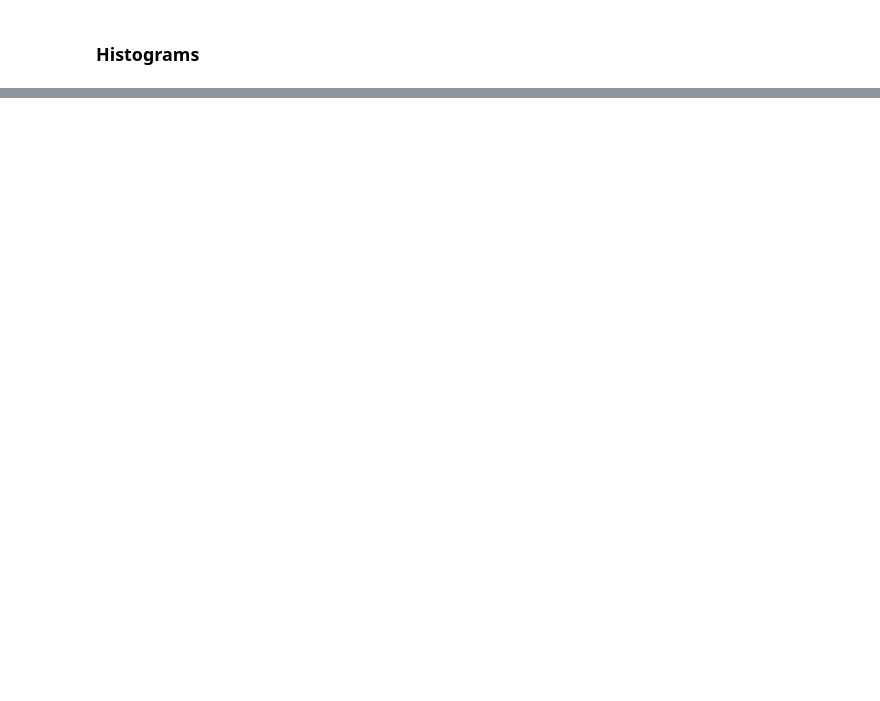
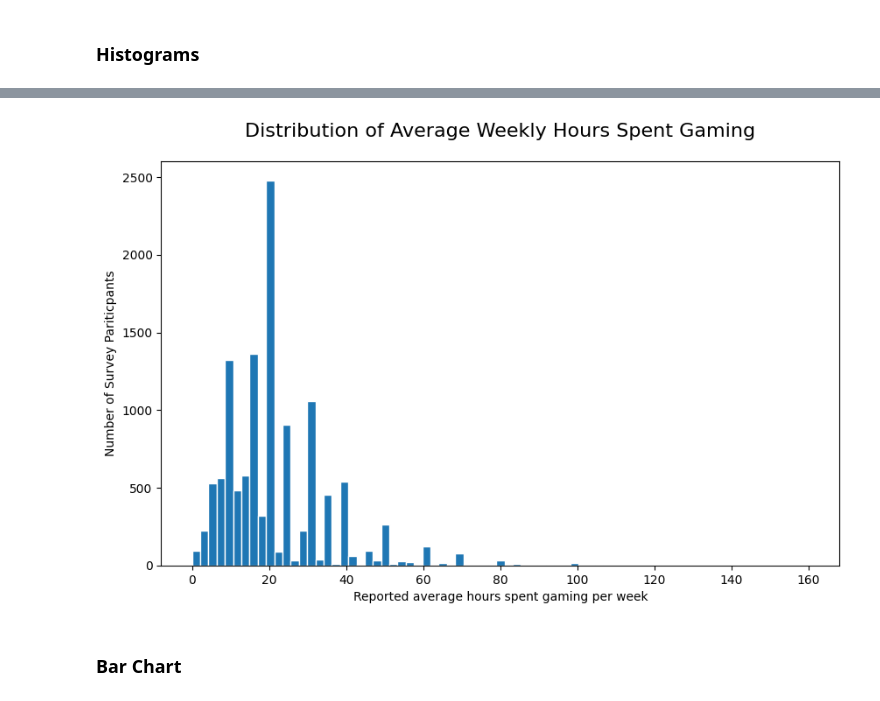
Before and after one commit to amallred/gaming-mental-health-analysis, a Jupyter notebook: data_cleaning.ipynb, the cells around one changed output, grey strips where cells are left out. Cells and saved outputs as stored; diff of their text form; code cells hidden in the pictures; blank space fills up the shorter version.

Commit message:
Removed wild 'hours' outliers, added histogram

```diff
--- a/data_cleaning.ipynb
+++ b/data_cleaning.ipynb
@@ -637,16 +626,20 @@ Name: count, Length: 84, dtype: int64
 # %%
-# plt.figure(figsize=(10,6))
-# plt.hist(
-#     clean_df['Hours'],
-#     bins=5,
-#     edgecolor='white'
-# )
+plt.figure(figsize=(10,6))
+plt.hist(
+    clean_df['Hours'],
+    bins=75,
+    edgecolor='white'
+)
 
-# plt.xlabel("Reported average hours spent gaming per week")
-# plt.ylabel("Number of Survey Pariticpants")
-# plt.title("Distribution of Average Weekly Hours Spent Gaming", fontsize=16, pad=20)
+plt.xlabel("Reported average hours spent gaming per week")
+plt.ylabel("Number of Survey Pariticpants")
+plt.title("Distribution of Average Weekly Hours Spent Gaming", fontsize=16, pad=20)
 
-# # Save figure as image
-# # plt.savefig('plots/SPIN_score_histogram.png')
+# Save figure as image
+plt.savefig('plots/Hours_per_week_histogram.png')
 
-# plt.show()
+plt.show()
+# %% [output]
+[figure, added]
+# %% [markdown]
+### Bar Chart
```
Also changed, not shown: parts of 7 cells of this notebook.
